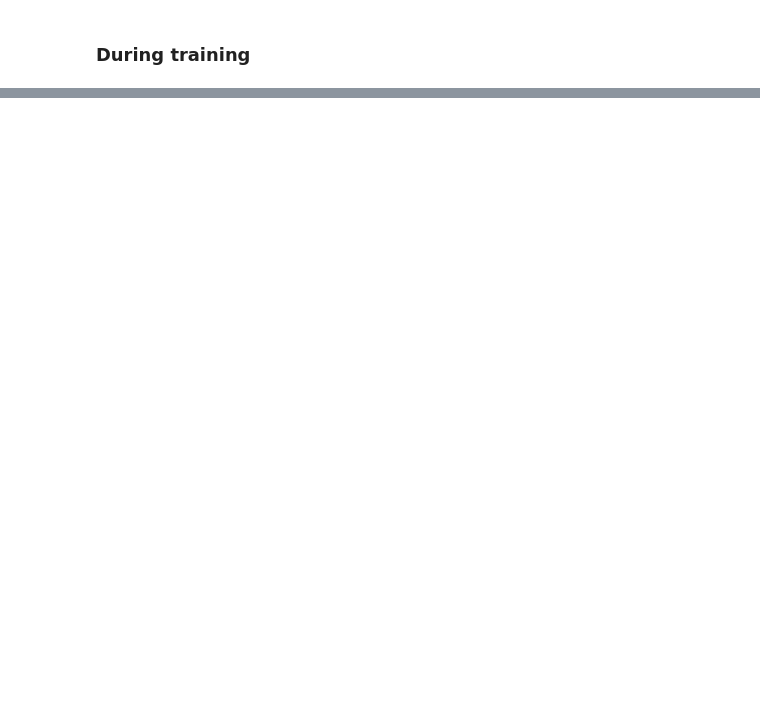
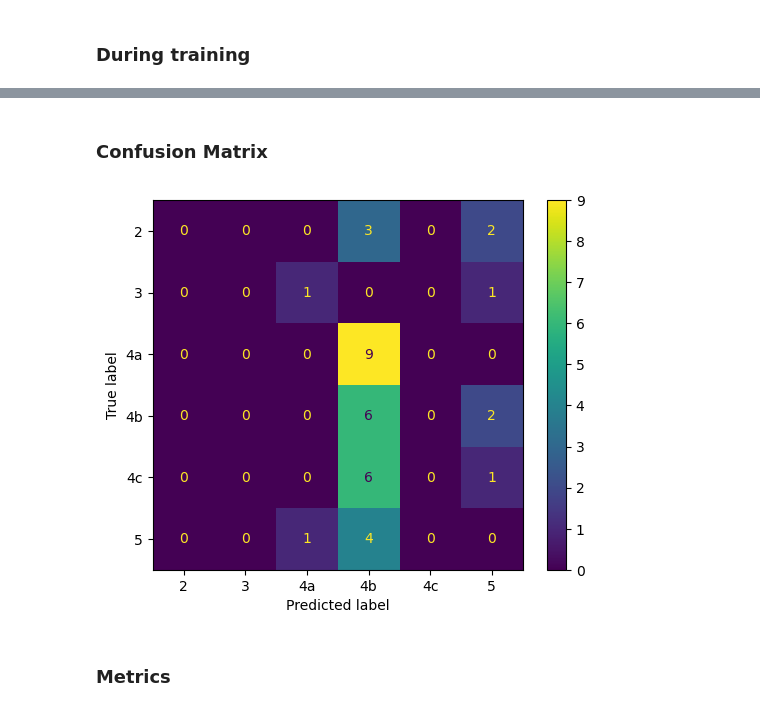
Before and after one commit to LaraTaras/Disertatie_, a Jupyter notebook: jupyternotebook/VGG16_TI-RADS.ipynb, the cells around one changed output, grey strips where cells are left out. Cells and saved outputs as stored; diff of their text form; code cells hidden in the pictures; blank space fills up the shorter version.

```diff
--- a/jupyternotebook/VGG16_TI-RADS.ipynb
+++ b/jupyternotebook/VGG16_TI-RADS.ipynb
@@ -149,23 +232,36 @@ _________________________________________________________________
 # %% [markdown]
 ## Train the model
+# %%
+class LearningRateLogger(Callback):
+    def on_epoch_end(self, epoch, logs=None):
+        lr = self.model.optimizer.learning_rate
+        if isinstance(lr, tf.Variable) or tf.is_tensor(lr):
+            lr = tf.keras.backend.get_value(lr)
+        print(f" Epoch {epoch+1}: Learning rate is {lr:.6f}")
 # %%
 # Saving the best result
 checkpoiter = tf.keras.callbacks.ModelCheckpoint('model_vgg16_tirads_aug.h5', verbose=1, save_best_only=True)
 
+steps = train_generator.samples//train_generator.batch_size
+reduce_lr = ReduceLROnPlateau(monitor='val_accuracy', factor=0.1, patience=4, min_lr=0.00001, verbose=1)
+
 callbacks = [
-    tf.keras.callbacks.EarlyStopping(patience=4, monitor='val_loss'),
+    tf.keras.callbacks.EarlyStopping(patience=5, monitor='val_loss'),
     tf.keras.callbacks.TensorBoard(log_dir='logs'),
+    reduce_lr,
+    LearningRateLogger(),
     checkpoiter
 
 ]
 # Train
 results = model.fit(train_generator,
                     validation_data=validation_generator,
-#                      validation_split=0.1,
-                    batch_size=64,
+                    validation_steps=validation_generator.samples // validation_generator.batch_size,
+                    steps_per_epoch = steps,
+                    shuffle=True,
                     epochs=25,
                     callbacks=callbacks,
-#                     steps_per_epoch=10
+
                    )
 # %% [output]
 Epoch 1/25
@@ -236,0 +346,12 @@ plt.show()
+# %%
+test_generator.reset()
+
+Y_pred = model.predict(test_generator, verbose=1)
+
+y_pred = np.argmax(Y_pred, axis=-1)
+classes = test_generator.classes
+
+print(classes)
+print(y_pred)
+
+print(sum(y_pred==classes)/len(test_generator.classes))
@@ -236,0 +364,15 @@ plt.show()
+# %% [markdown]
+### Confusion Matrix
+# %%
+
+cm = confusion_matrix(classes, y_pred)
+
+disp = ConfusionMatrixDisplay(confusion_matrix=cm, display_labels=target_names)
+
+disp.plot()
+plt.grid(False)
+plt.show()
+# %% [output]
+[figure, added]
+# %% [markdown]
+### Metrics
```
Also changed, not shown: parts of 19 cells of this notebook, 9 other files.
